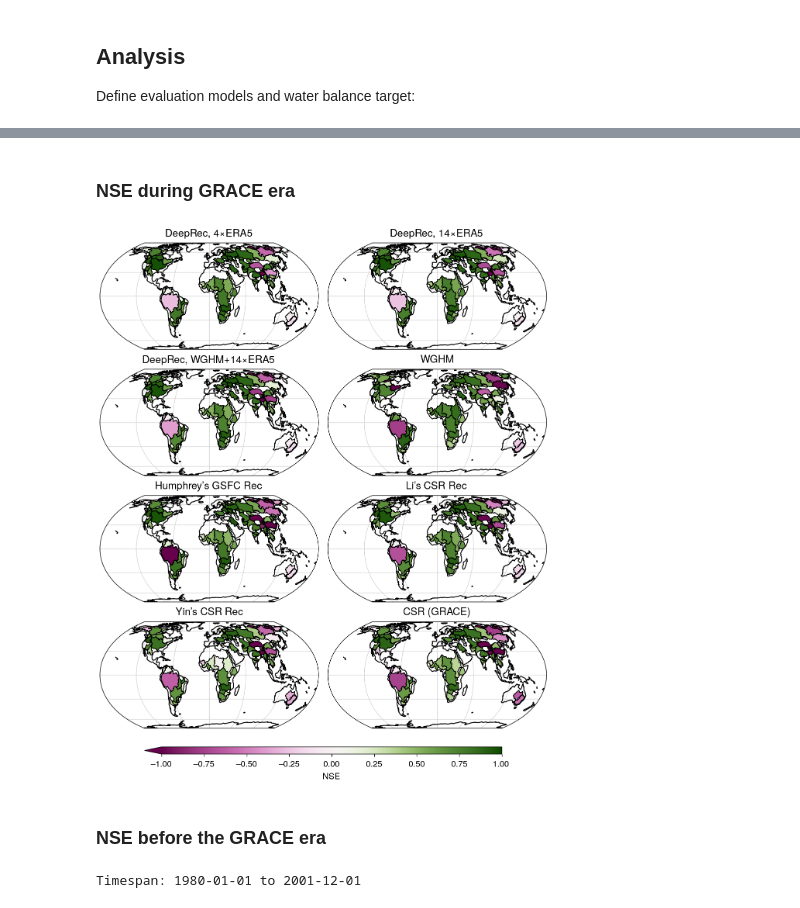
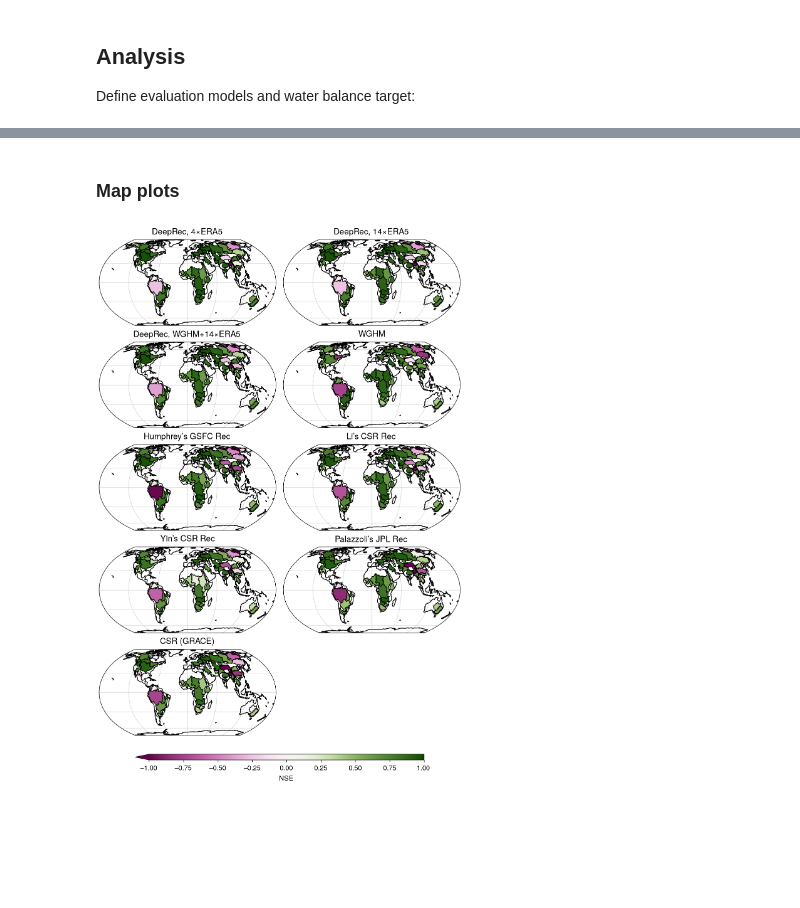
Before and after one commit to lqgentner/deeprec, a Jupyter notebook: notebooks/20-si-plots/water-budget-closure.ipynb, the cells around one changed output, grey strips where cells are left out. Cells and saved outputs as stored; diff of their text form; code cells hidden in the pictures; blank space fills up the shorter version.

Commit message:
Update water budget figures: Add Palazzoli’s JPL Rec

```diff
--- a/notebooks/20-si-plots/water-budget-closure.ipynb
+++ b/notebooks/20-si-plots/water-budget-closure.ipynb
@@ -59,3 +75,18 @@ eval_post = twsc_post[eval_names].to_dataarray("model")
+# %%
+# Pre-GRACE NSE
+da_pre_nse = metrics.nse(
+    ds_twsc_pre[bdgt_name],
+    ds_twsc_pre.drop_vars(bdgt_name),
+    dim="time",
+).to_dataarray("model")
+# Post-GRACE NSE
+da_post_nse = metrics.nse(
+    ds_twsc_post[bdgt_name],
+    ds_twsc_post.drop_vars(bdgt_name),
+    dim="time",
+).to_dataarray("model")
+# %% [markdown]
+### Map plots
 # %%
 plot_kwargs = dict(
     col_wrap=2,
@@ -67,45 +98,35 @@ plot_kwargs = dict(
     cbar_kwargs=dict(location="bottom", aspect=50, shrink=0.8, pad=0.03, label="NSE"),
     rasterized=True,
     coastlines_kwargs=dict(rasterized=True),
-    figsize=(6, 8.25),
 )
 basinlines_kwargs = dict(
     edgecolor="black", linewidth=0.5, facecolor="None", rasterized=True, zorder=3.0
 )
 title_kwargs = dict(fontsize=16, weight="bold")
 # %%
-# Create a spatial dummy array for the .dr.projplot_basins(() function
+# Create a dummy array with the dimensions (model x lat x lon)
 STEP_DEG = 0.5
 lats = np.arange(-89.75, 89.75 + STEP_DEG, STEP_DEG)
 lons = np.arange(-179.75, 179.75 + STEP_DEG, STEP_DEG)
-models = eval_post.model.values
+models = list(eval_names)
 
 ones = np.ones([len(models), len(lats), len(lons)])
 
-spatial_dummy_post = xr.DataArray(
-    ones, coords={"model": models, "lat": lats, "lon": lons}
-)
+da_dummy_post = xr.DataArray(ones, coords={"model": models, "lat": lats, "lon": lons})
+da_dummy_pre = da_dummy_post.drop_sel(model=grace_name)
-# %% [markdown]
-### NSE during GRACE era
-# %%
-da_post_nse = metrics.nse(bdgt_post, eval_post, dim="time").compute()
-da_post_nse.attrs["standard_name"] = "NSE"
-da_post_nse.attrs["unit"] = "-"
 # %%
 p = da_post_nse.dr.projplot_basins(
-    spatial_obj=spatial_dummy_post, col="model", **plot_kwargs
+    spatial_obj=da_dummy_post, col="model", figsize=(6, 10.25), **plot_kwargs
 )
 
 basin_shapes = basins(top=72)
 for ax, model in zip(p.axs.flat, da_post_nse.model.values):
     basin_shapes.dr.projplot(ax=ax, **basinlines_kwargs)
     ax.set(title=vars_verbose[model])
 
 p.fig.savefig(
     FIGURE_DIR / f"waterbudget_{times_post[0].year}-{times_post[-1].year}_nse.pdf",
     backend="pgf",
 )
 # %% [output]
-[figure, old version]
+[figure, new version]
-# %% [markdown]
-### NSE before the GRACE era
@@ -119,5 +132,0 @@ spatial_dummy_pre = spatial_dummy_post.drop_sel(model=grace_name)
-# %%
-times_pre = twsc_pre.get_index("time")
-print(f"Timespan: {times_pre[0].date()} to {times_pre[-1].date()}")
-# %% [output]
-Timespan: 1980-01-01 to 2001-12-01
```
Also changed, not shown: parts of 12 cells of this notebook, 4 other files.
